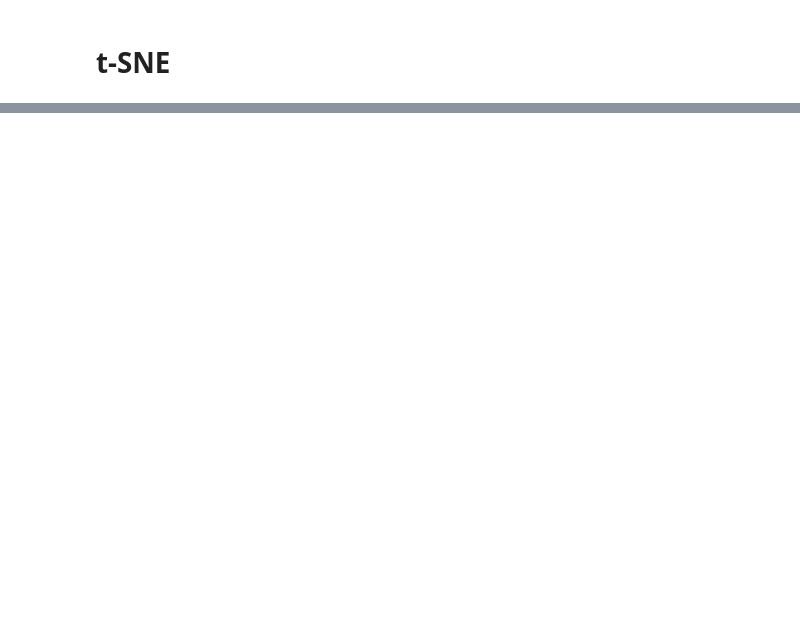
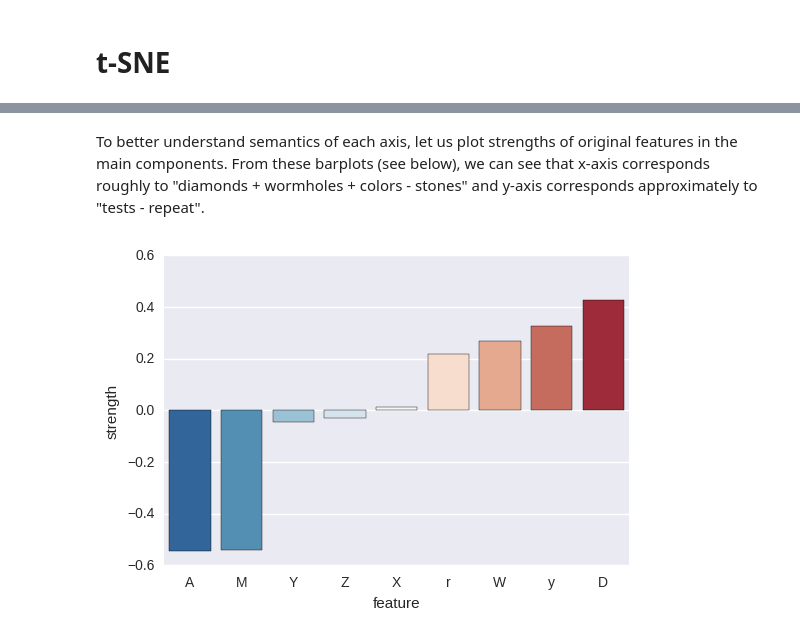
Before and after one commit to adaptive-learning/flocs-analyses, a Jupyter notebook: item_similarity/item_similarity_robomission.ipynb, the cells around one changed output, grey strips where cells are left out. Drawn from its saved outputs; the diff is of its cells as text; code cells hidden in the pictures; blank space fills up the shorter version.

```diff
--- a/item_similarity/item_similarity_robomission.ipynb
+++ b/item_similarity/item_similarity_robomission.ipynb
@@ -229,0 +260,14 @@ project(all_features, model='tsne', label='setting+solution')
+# %% [markdown]
+To better understand semantics of each axis, let us plot strengths of original features in the main components. From these barplots (see below), we can see that x-axis corresponds roughly to "diamonds + wormholes + colors - stones" and y-axis corresponds approximately to "tests - repeat".
+# %%
+def show_main_component(features):
+    model = PCA(n_components=1)
+    emb = model.fit_transform(features)
+    df = pd.DataFrame({'feature': features.columns, 'strength': model.components_[0]})
+    df = df.sort_values(by='strength')
+    ax = sns.barplot(df.feature, df.strength, palette="RdBu_r")
+    ax.set(ylabel='strength')
+# %%
+show_main_component(setting_features)
+# %% [output]
+[figure, added]
```
Also changed, not shown: parts of 20 cells of this notebook.
